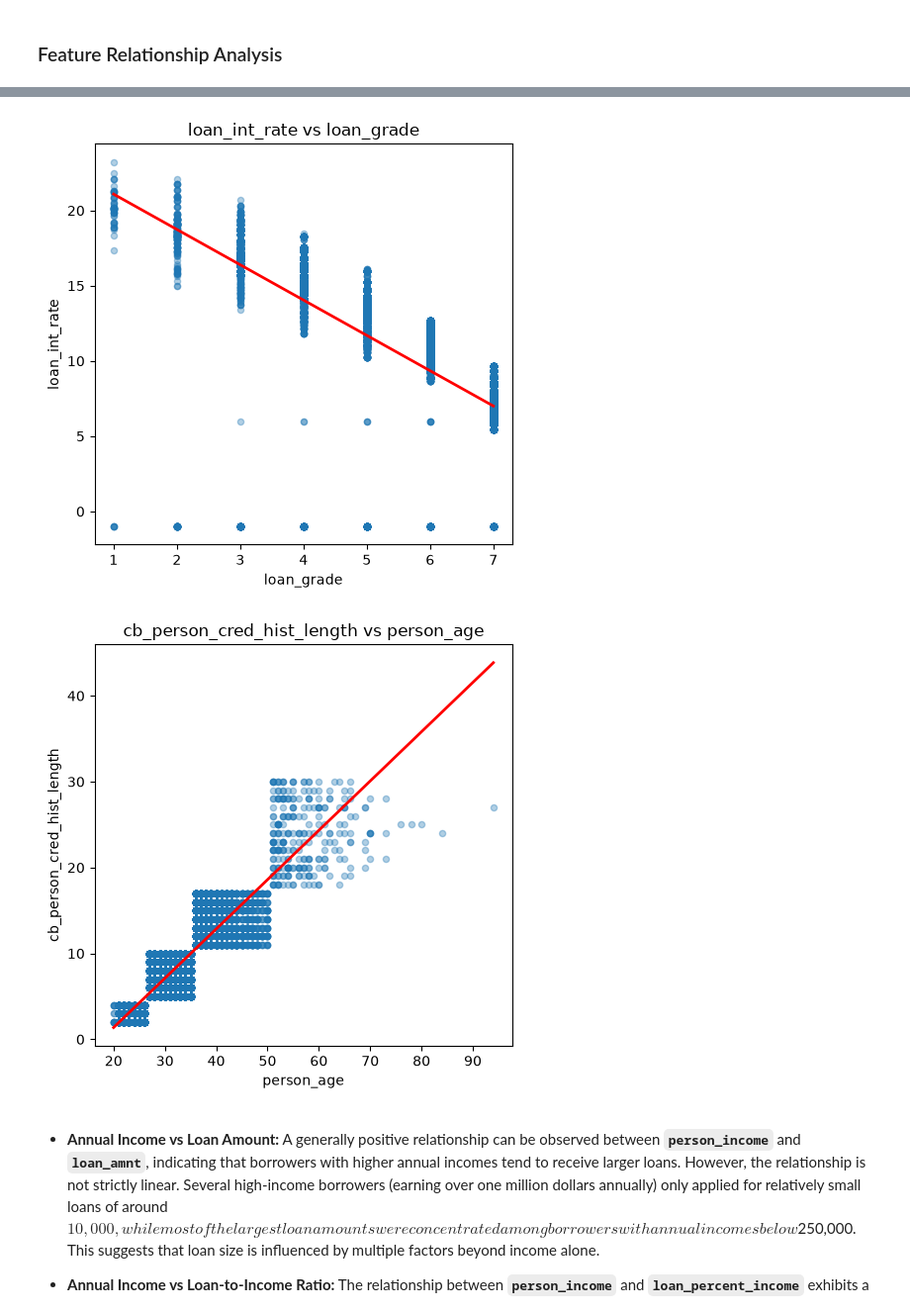
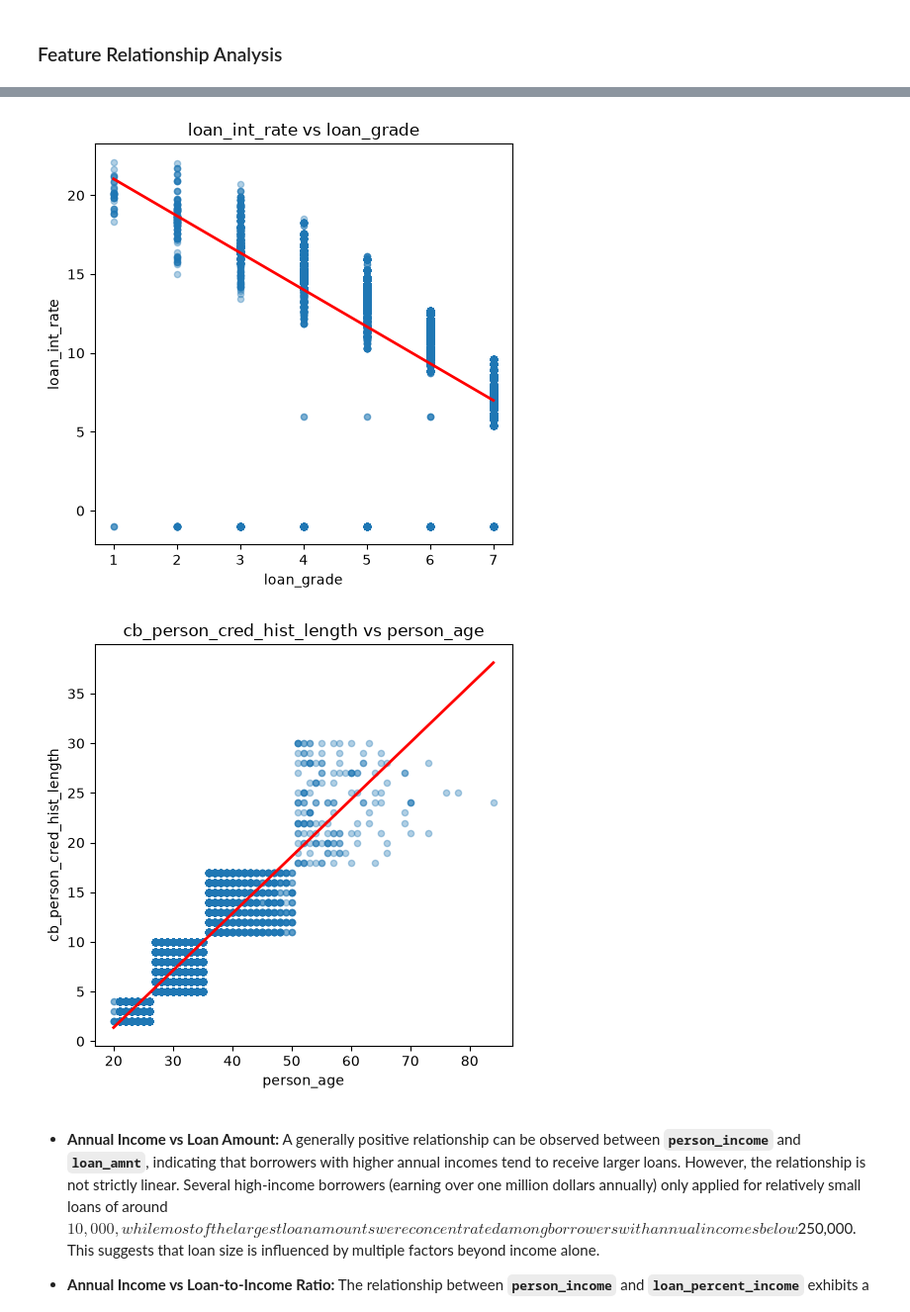
Before and after one commit to AIVIETNAM-AIO-trungcan/Module-2, a Jupyter notebook: notebook/EDA.ipynb, the cells around one changed output, grey strips where cells are left out. Shown at 99% size. Saved outputs shown, nothing was run; the diff lists cells and outputs as text; code cells hidden in the pictures.

Commit message:
Feat: Adjust config.yaml, adjust config.py for constant, adjust EDA.ipynb (only perform EDA on train dataset), atjust data_loader.py, adjust preprocessing.py

```diff
--- a/notebook/EDA.ipynb
+++ b/notebook/EDA.ipynb
@@ -185,3 +197,37 @@ plt.show()
+# %%
+# Configuration
+TARGET_COLUMN = "loan_status"
+
+split_params = {
+    "test_size": 0.20,
+    "val_size": 0.16,
+    "random_state": 42,
+    "stratify": True,
+}
+
+test_size = split_params["test_size"]
+val_size = split_params["val_size"]
+random_state = split_params["random_state"]
+should_stratify = split_params["stratify"]
+
+train_size = 1 - test_size - val_size
+relative_val_size = val_size / (train_size + val_size)
+
+# Split 1: Train+Validation / Test
+df_train_val, df_test = train_test_split(
+    df_clean,
+    test_size=test_size,
+    random_state=random_state,
+    stratify=df_clean[TARGET_COLUMN] if should_stratify else None,
+)
+
+# Split 2: Train / Validation
+df_train, df_val = train_test_split(
+    df_train_val,
+    test_size=relative_val_size,
+    random_state=random_state,
+    stratify=df_train_val[TARGET_COLUMN] if should_stratify else None,
+)
 # %% [markdown]
 ### Numerical Features
 # %% [markdown]
@@ -600,7 +629,7 @@ for x, y in feature_pairs:
     plt.figure(figsize=(5,5))
 
     sns.regplot(
-        data=df_clean,
+        data=df_train,
         x=x,
         y=y,
         scatter_kws={"alpha":0.35, "s":20},
@@ -617,5 +646,5 @@ for x, y in feature_pairs:
-[figure, old version]
+[figure, new version]
-[figure, old version]
+[figure, new version]
 # %% [markdown]
 - **Annual Income vs Loan Amount:** A generally positive relationship can be observed between **`person_income`** and **`loan_amnt`**, indicating that borrowers with higher annual incomes tend to receive larger loans. However, the relationship is not strictly linear. Several high-income borrowers (earning over one million dollars annually) only applied for relatively small loans of around $10,000, while most of the largest loan amounts were concentrated among borrowers with annual incomes below $250,000. This suggests that loan size is influenced by multiple factors beyond income alone.
 
```
Also changed, not shown: parts of 16 cells of this notebook, 5 other files.
